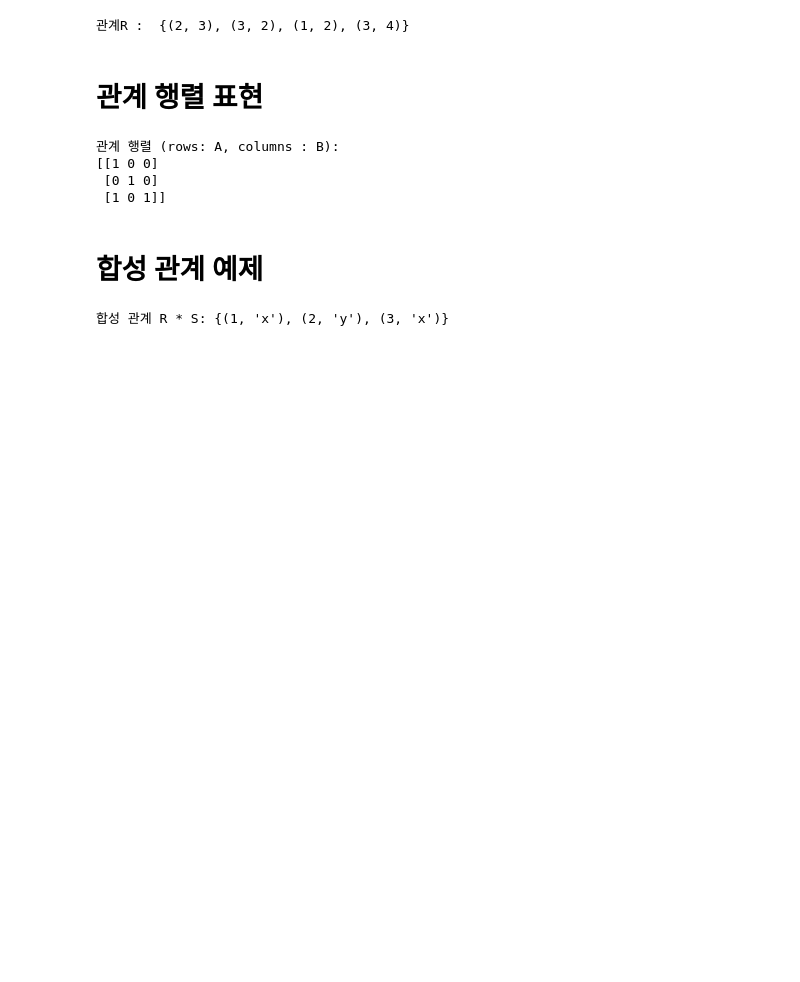
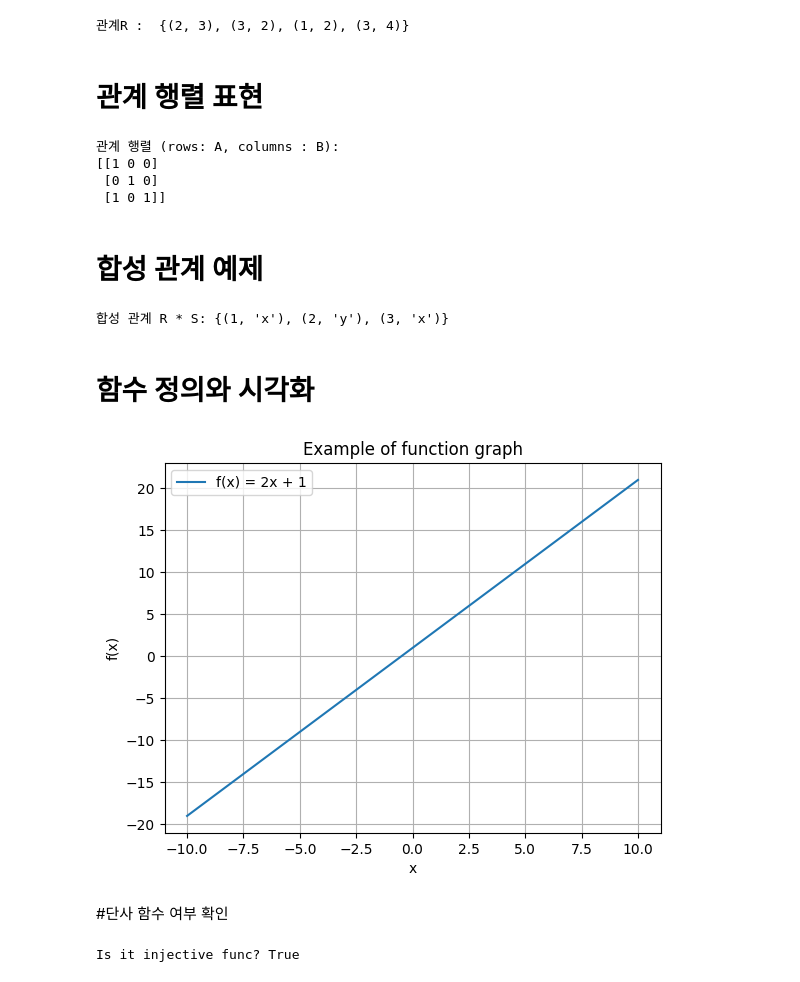
Before and after one commit to LifeBreeze/2-2-math, a Jupyter notebook: [03]Set.ipynb, the cells around one changed output. Cells and saved outputs as stored; diff of their text form; code cells hidden in the pictures; blank space fills up the shorter version.

```diff
--- a/[03]Set.ipynb
+++ b/[03]Set.ipynb
@@ -236,3 +236,40 @@ for (a,b1) in R:
 print("\n합성 관계 R * S:", composed_relation)
 # %% [output]
 합성 관계 R * S: {(1, 'x'), (2, 'y'), (3, 'x')}
+# %% [markdown]
+# 함수 정의와 시각화
+# %%
+import matplotlib.pyplot as plt
+import numpy as np
+
+def f(x):
+    return 2 * x + 1
+
+x = np.linspace(-10, 10, 100)
+y = f(x)
+
+plt.plot(x, y, label='f(x) = 2x + 1')
+plt.xlabel('x')
+plt.ylabel('f(x)')
+plt.title('Example of function graph')
+plt.legend()
+plt.grid(True)
+plt.show()
+# %% [output]
+[figure, added]
+# %% [markdown]
+#단사 함수 여부 확인
+# %%
+def is_injective(f, domain):
+    image = set()
+    for x in domain:
+        fx = f(x)
+        if fx in image:
+            return False
+        image.add(fx)
+    return True
+
+domain = range(-10, 11)
+print("Is it injective func?", is_injective(f, domain))
+# %% [output]
+Is it injective func? True
```
Also changed, not shown: parts of 2 cells of this notebook.
